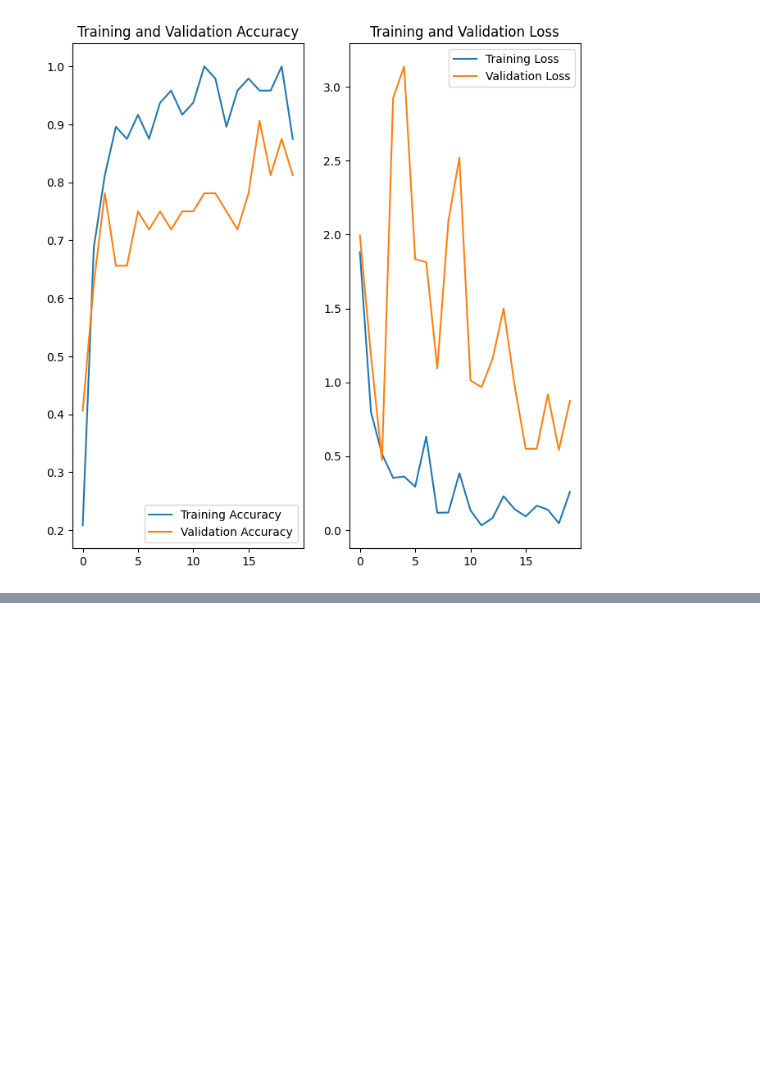
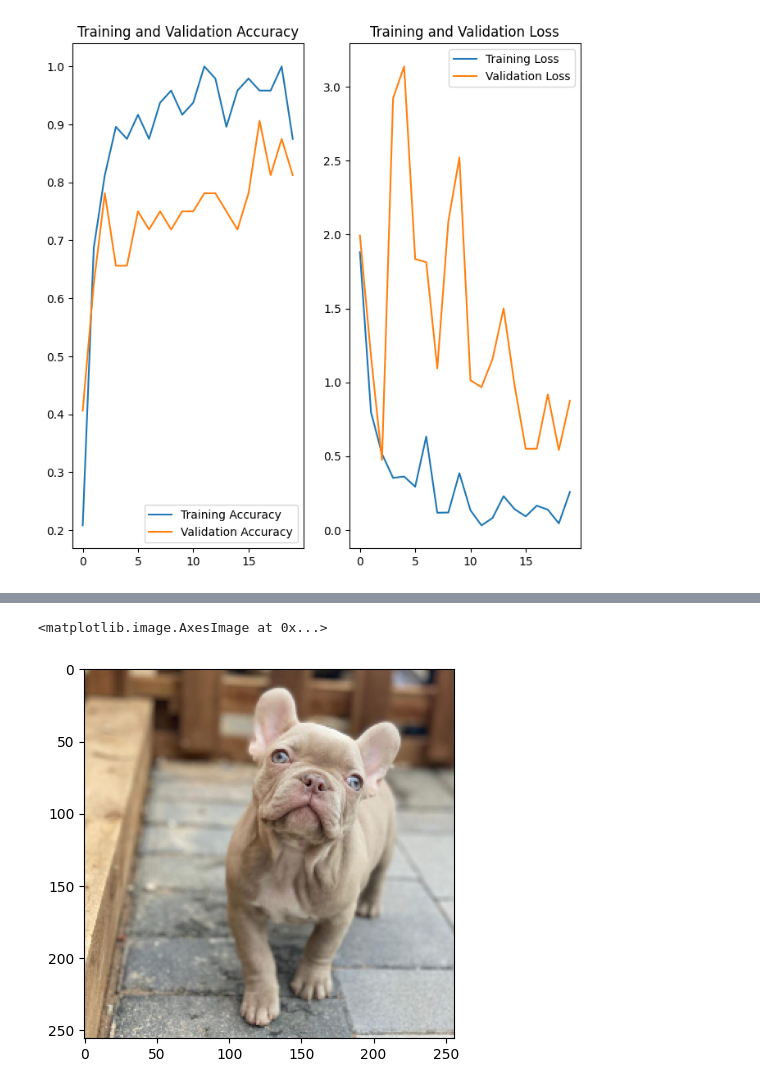
Before and after one commit to ManuelPadin/Pento-ML-Challenge, a Jupyter notebook: MLChallenge.ipynb, the cells around one changed output, grey strips where cells are left out. Saved outputs shown, nothing was run; the diff lists cells and outputs as text; code cells hidden in the pictures; blank space fills up the shorter version.

Commit message:
Pruebas de modelo

```diff
--- a/MLChallenge.ipynb
+++ b/MLChallenge.ipynb
@@ -35,6 +35,8 @@ valid_data_gen = ImageDataGenerator(rotation_range=45,
                                     fill_mode='constant',
                                     cval=0,
                                     rescale=1./255)
+test_data_gen = ImageDataGenerator(
+                                    rescale=1./255)
 # %%
 #Parametros del modelo con el que vamos a trabajar
 Batch_size = 8
@@ -62,4 +64,12 @@ valid_gen = valid_data_gen.flow_from_directory(valid_dir,
                                            class_mode='categorical',
                                            shuffle=False,
                                            seed=SEED)
+test_dir = os.path.join('output', 'test')
+test_gen = test_data_gen.flow_from_directory(test_dir,
+                                           target_size=(256, 256),
+                                           batch_size=Batch_size,
+                                           classes=classes,
+                                           class_mode='categorical',
+                                           shuffle=False,
+                                           seed=SEED)
 # %% [output]
@@ -162,3 +171,6 @@ model.save('modelo0604.h5')
+# %%
+#model.save('modelo0604.h5')
+model=keras.models.load_model('modelo0604.h5')
 # %%
 #Visualización de la accuracy y la loss a lo largo de los epochs
 acc = transfer_learning_history.history['accuracy']
@@ -191,0 +205,12 @@ model.evaluate(valid_gen, steps=STEP_SIZE_VALID,verbose=1)
+# %%
+test_gen.reset()
+labels = test_gen.class_indices
+labels = dict((v,k) for k,v in labels.items())
+pred=model.predict(test_gen,
+steps=1,
+verbose=1)
+predicted_class_indices=np.argmax(pred,axis=1)
+predictions = [labels[k] for k in predicted_class_indices]
+print(predictions)
+plt.imshow(test_gen[0][0][1])
+# %% [output]
@@ -192,3 +219,5 @@ model.evaluate(valid_gen, steps=STEP_SIZE_VALID,verbose=1)
+<matplotlib.image.AxesImage at 0x...>
+[figure, added]
 # %%
 from keras.applications.resnet import preprocess_input
 x=keras.utils.load_img('output/train/golden_retriever/6acafd7e5aa78e12675647275ebec6b3.jpg', target_size=(256, 256))
```
Also changed, not shown: parts of 7 cells of this notebook, 24 other files.
